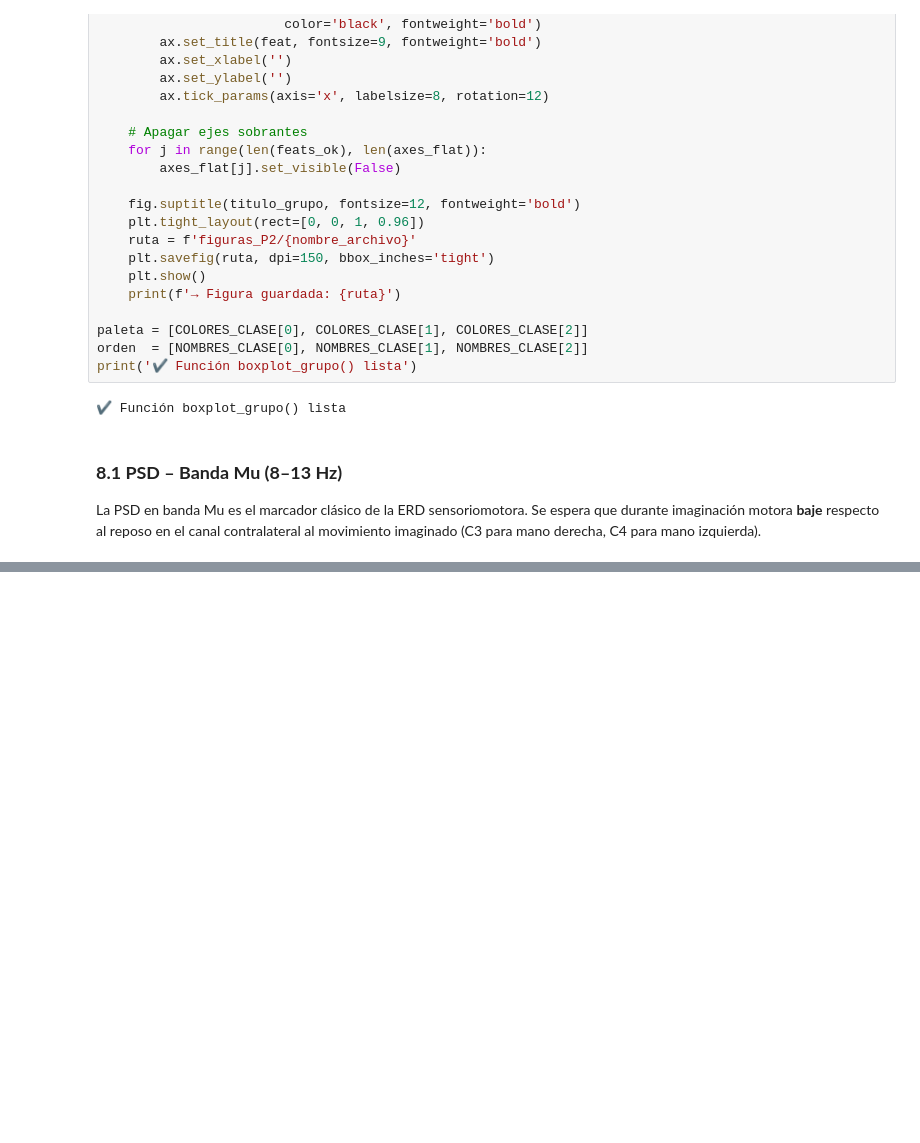
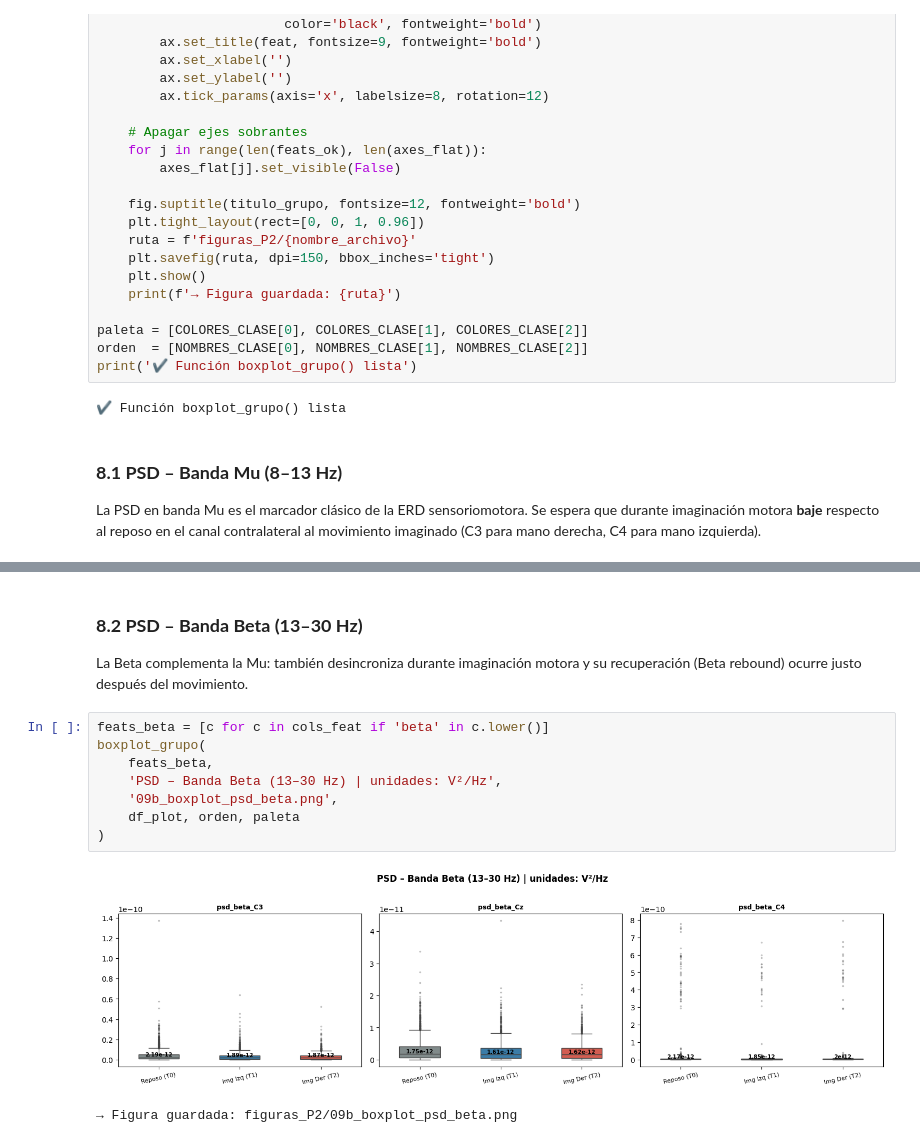
Before and after one commit to CamilaMontiel2510/PROYECTO_EEG_BCI_1, a Jupyter notebook: PROYECTO_2_BCI.ipynb, the cells around one changed output, grey strips where cells are left out. Cells and saved outputs as stored; diff of their text form; blank space fills up the shorter version.

```diff
--- a/PROYECTO_2_BCI.ipynb
+++ b/PROYECTO_2_BCI.ipynb
@@ -725,0 +737,16 @@ en el canal contralateral al movimiento imaginado (C3 para mano derecha, C4 para
+# %% [markdown]
+### **8.2 PSD – Banda Beta (13–30 Hz)**
+
+La Beta complementa la Mu: también desincroniza durante imaginación motora
+y su recuperación (Beta rebound) ocurre justo después del movimiento.
+# %%
+feats_beta = [c for c in cols_feat if 'beta' in c.lower()]
+boxplot_grupo(
+    feats_beta,
+    'PSD – Banda Beta (13–30 Hz) | unidades: V²/Hz',
+    '09b_boxplot_psd_beta.png',
+    df_plot, orden, paleta
+)
+# %% [output]
+[figure, added]
+→ Figura guardada: figuras_P2/09b_boxplot_psd_beta.png
```
Also changed, not shown: parts of 31 cells of this notebook.
